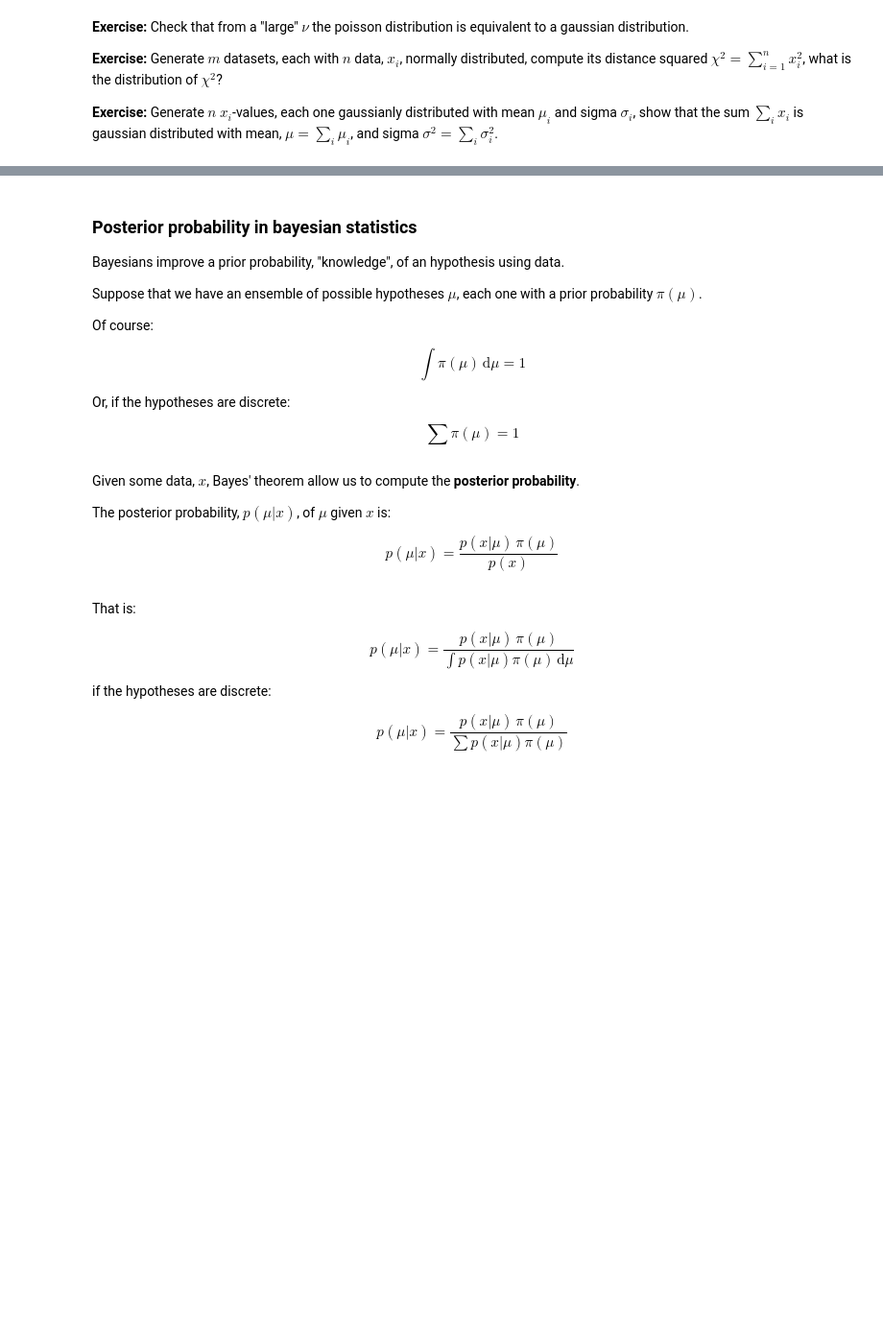
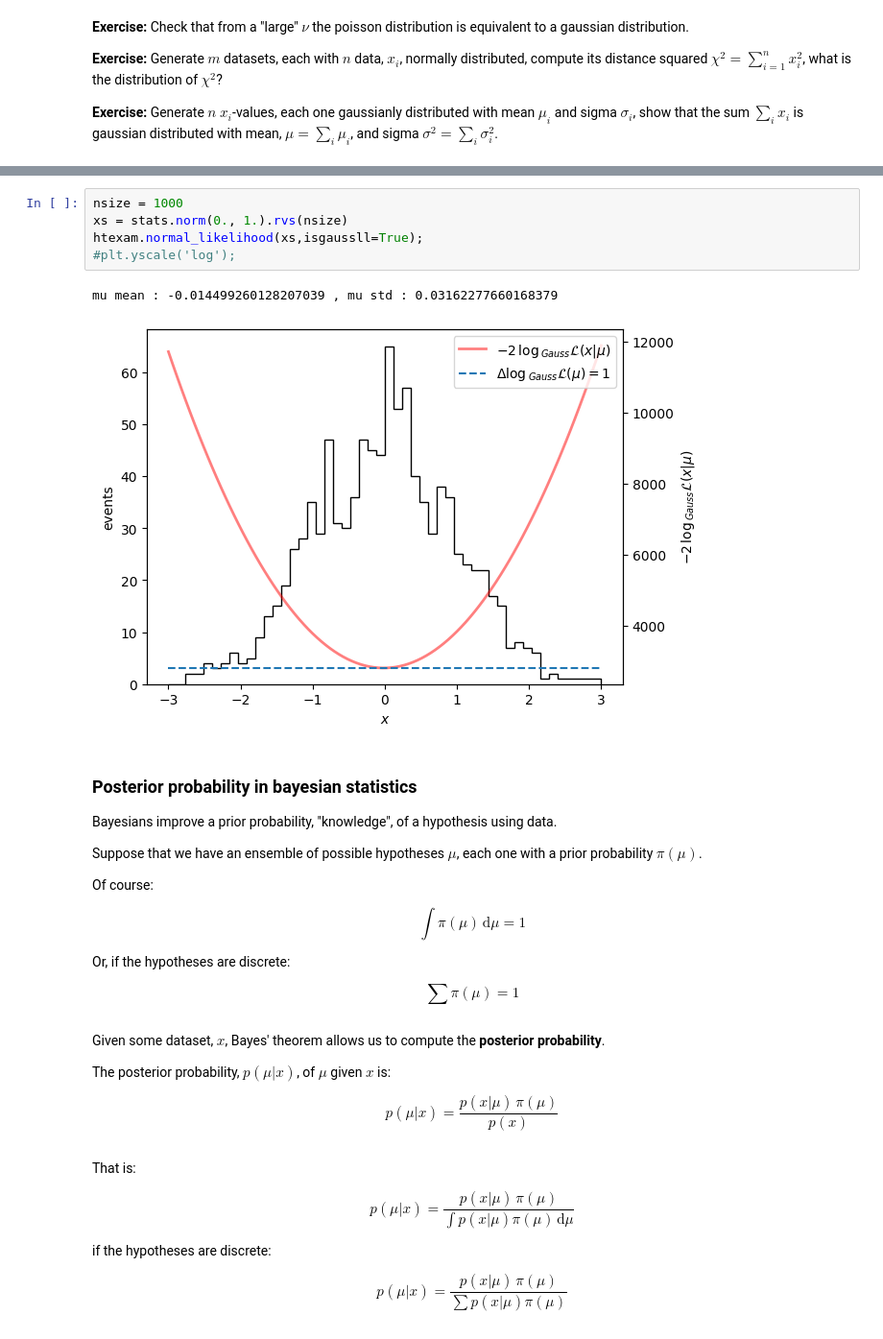
Before and after one commit to xabiercidvidal/USC-TA, a Jupyter notebook: ta_basic_concepts.ipynb, the cells around one changed output, grey strips where cells are left out. Shown at 96% size. Cells and saved outputs as stored; diff of their text form; blank space fills up the shorter version.

```diff
--- a/ta_basic_concepts.ipynb
+++ b/ta_basic_concepts.ipynb
@@ -412,7 +404,15 @@ mu mean : 0.005225524791819061 , mu std : 0.1
+# %%
+nsize = 1000
+xs = stats.norm(0., 1.).rvs(nsize)
+htexam.normal_likelihood(xs,isgaussll=True);
+#plt.yscale('log');
+# %% [output]
+mu mean : -0.014499260128207039 , mu std : 0.03162277660168379
+[figure, added]
 # %% [markdown]
 ### Posterior probability in bayesian statistics
 
-Bayesians improve a prior probability, "knowledge", of an hypothesis using data.
+Bayesians improve a prior probability, "knowledge", of a hypothesis using data.
 
 Suppose that we have an ensemble of possible hypotheses $\mu$, each one with a prior probability $\pi(\mu)$.
 
@@ -429,7 +429,7 @@ $$
 $$
 # %% [markdown]
 
-Given some data, $x$, Bayes' theorem allow us to compute the **posterior probability**.
+Given some dataset, $x$, Bayes' theorem allows us to compute the **posterior probability**.
 
 The posterior probability,  $p(\mu|x)$, of $\mu$ given $x$ is:
 
```
Also changed, not shown: parts of 23 cells of this notebook, 4 other files.
